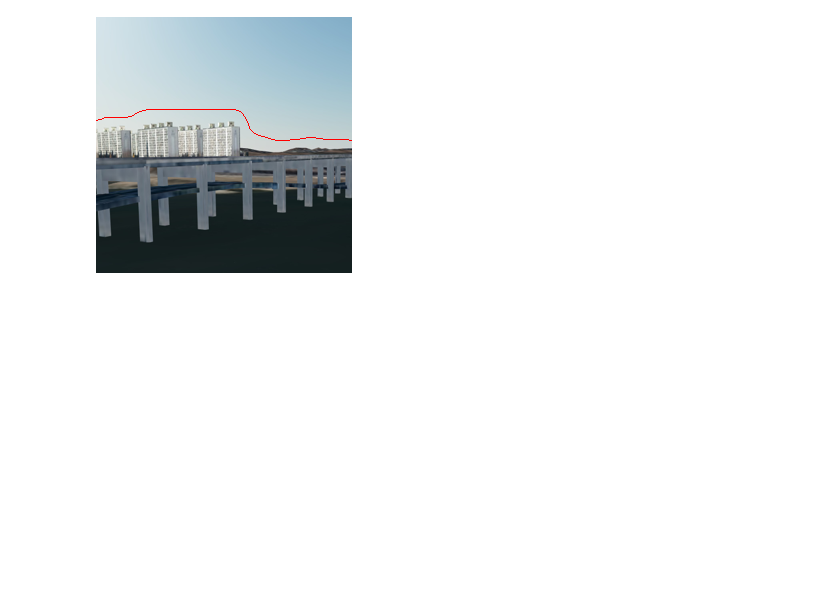
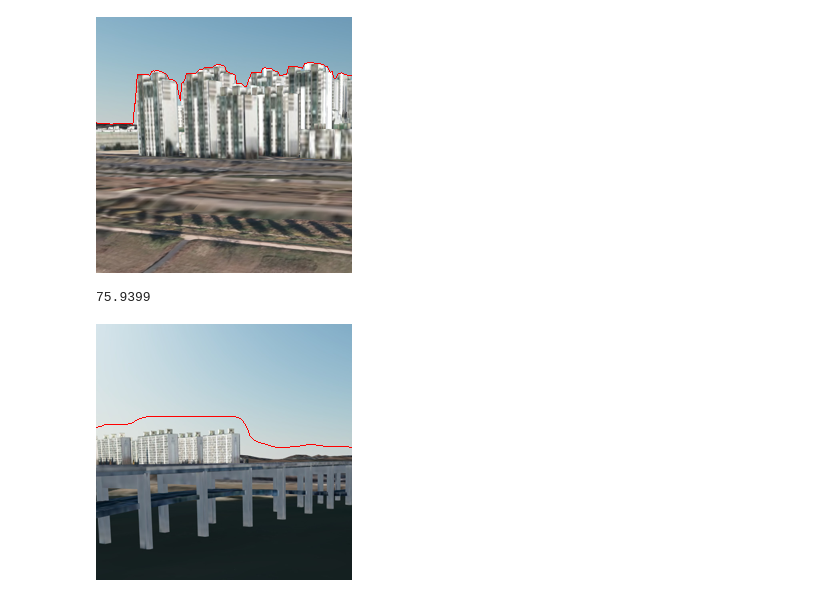
Before and after one commit to chasimyeong/vaiv_predict, a Jupyter notebook: request_test_v0.3.ipynb, the cells around one changed output. Cells and saved outputs as stored; diff of their text form; code cells hidden in the pictures; blank space fills up the shorter version.

```diff
--- a/request_test_v0.2.ipynb
+++ b/request_test_v0.3.ipynb
@@ -39,0 +40,9 @@ img
+# %%
+%%time
+file_1 = os.path.join(file_path, 'sample (1).jpg')
+form_1 = 'total_base64'
+command_1 = 'view_shielding_rate'
+
+#request후 json파일에서 output_img인 key의 value 호출 (string으로 된 base64형태의 이미지)
+test = request_prediction(url, file_1, form_1, command_1)
+output_base64 = test.json()['result']['output_img']
@@ -40,3 +51,13 @@ img
+# %%
+#base64 포맷 Python에서 호출한 경우
+img = Image.open(BytesIO(base64.b64decode(output_base64[2:-1].encode())))
+img
+# %% [output]
+[figure, added]
+# %%
+test.json()['result']['shielding_rate']
+# %% [output]
+75.9399
 # %%
 file = 'test2.jpg'
 test = request_prediction(url, file)
```
Also changed, not shown: parts of 6 cells of this notebook, 3 other files.
